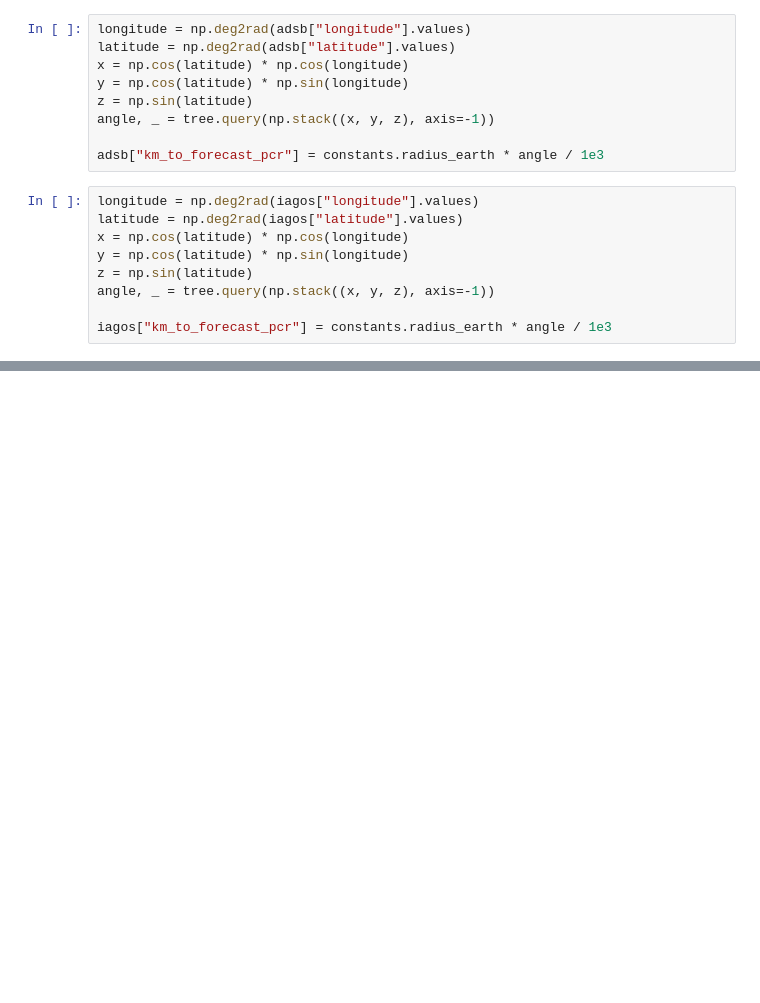
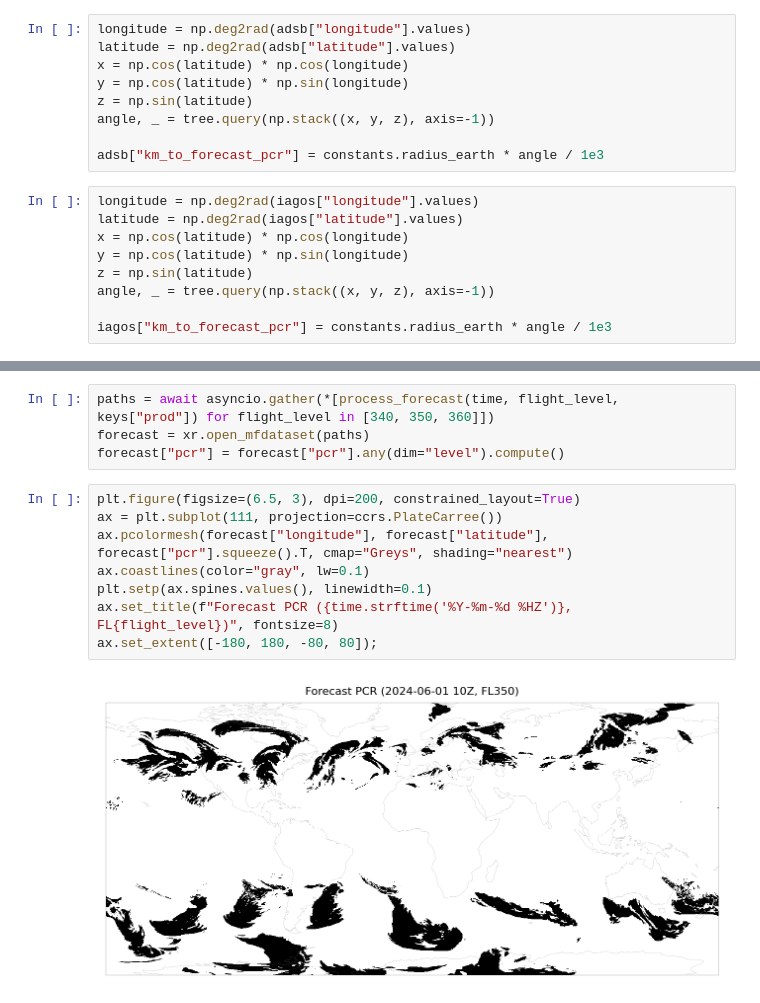
Before and after one commit to contrailcirrus/contrail-bench, a Jupyter notebook: publications/2025Q1/data/curation.ipynb, the cells around one changed output, grey strips where cells are left out. Drawn from its saved outputs; the diff is of its cells as text; blank space fills up the shorter version.

```diff
--- a/publications/2025Q1/data/curation.ipynb
+++ b/publications/2025Q1/data/curation.ipynb
@@ -388,0 +391,14 @@ plt.ylabel("Flight distance in forecast PCR (%)");
+# %%
+paths = await asyncio.gather(*[process_forecast(time, flight_level, keys["prod"]) for flight_level in [340, 350, 360]])
+forecast = xr.open_mfdataset(paths)
+forecast["pcr"] = forecast["pcr"].any(dim="level").compute()
+# %%
+plt.figure(figsize=(6.5, 3), dpi=200, constrained_layout=True)
+ax = plt.subplot(111, projection=ccrs.PlateCarree())
+ax.pcolormesh(forecast["longitude"], forecast["latitude"], forecast["pcr"].squeeze().T, cmap="Greys", shading="nearest")
+ax.coastlines(color="gray", lw=0.1)
+plt.setp(ax.spines.values(), linewidth=0.1)
+ax.set_title(f"Forecast PCR ({time.strftime('%Y-%m-%d %HZ')}, FL{flight_level})", fontsize=8)
+ax.set_extent([-180, 180, -80, 80]);
+# %% [output]
+[figure, added]
```
Also changed, not shown: parts of 10 cells of this notebook.
